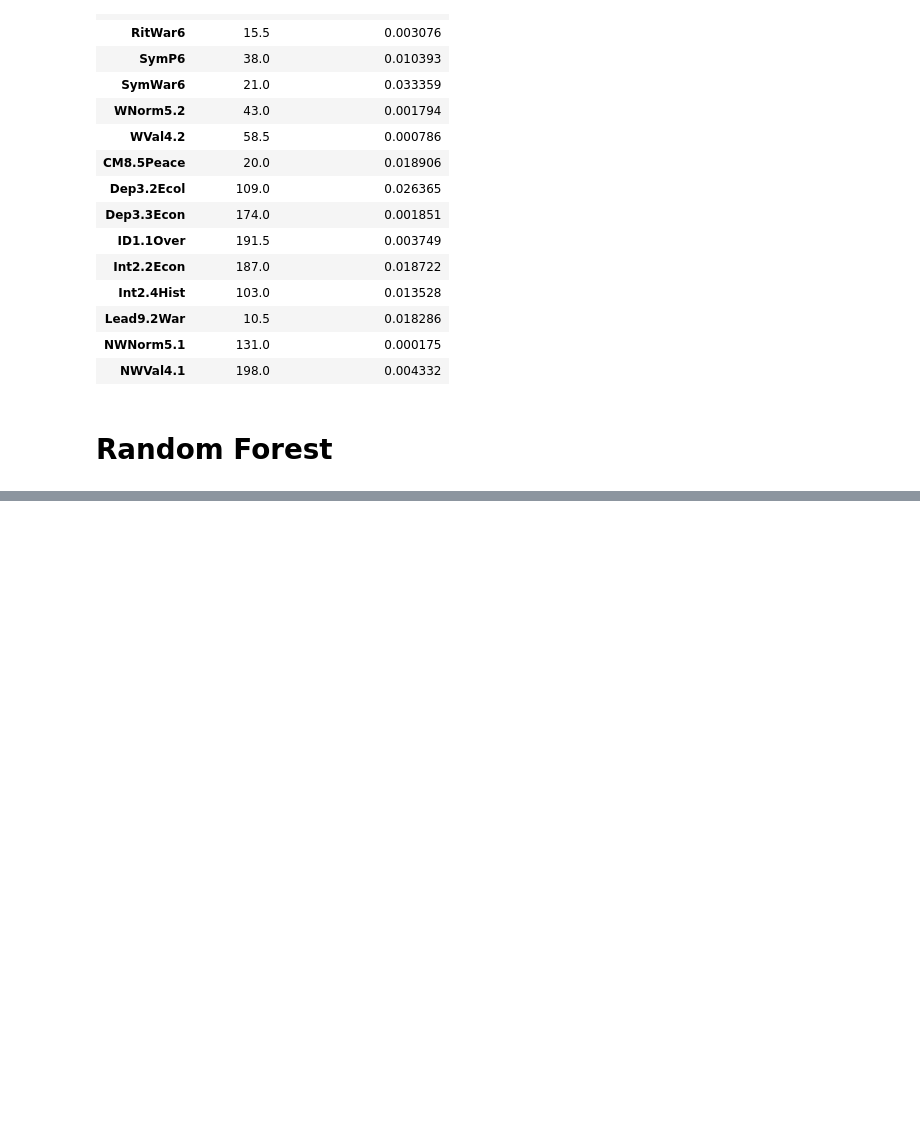
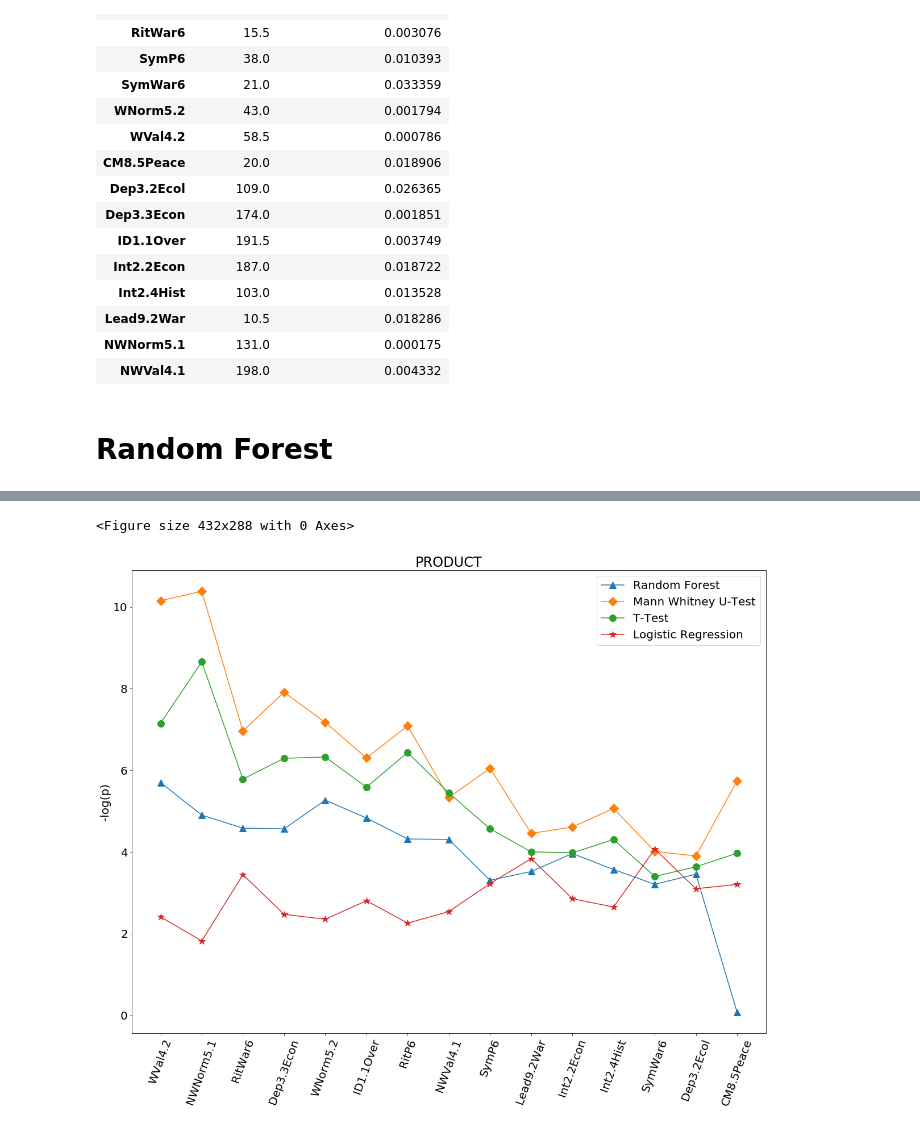
Before and after one commit to knarfamlap/Peace_System, a Jupyter notebook: main.ipynb, the cells around one changed output, grey strips where cells are left out. Cells and saved outputs as stored; diff of their text form; code cells hidden in the pictures; blank space fills up the shorter version.

```diff
--- a/main.ipynb
+++ b/main.ipynb
@@ -420,0 +518,2 @@ all_methods
+# %%
+methods_srted_logproduct = all_methods.sort_values(by=['LOG_PRODUCT'], ascending=False)
@@ -420,0 +559,18 @@ all_methods
+# %%
+plt.figure()
+plt.rcParams.update({'font.size': 20})
+plt.subplots(figsize=(20,15))
+plt.title('PRODUCT')
+
+for col in methods_srted_logproduct[log_columns].columns:
+    plt.plot(methods_srted_logproduct[col], marker=next(marker), markersize=12)
+
+plt.xticks(range(X.shape[1]), methods_srted_logproduct.index.values, rotation=70)
+plt.ylabel('-log(p)')
+plt.legend(methods_names)
+
+plt.savefig('product.png')
+plt.show()
+# %% [output]
+<Figure size 432x288 with 0 Axes>
+[figure, added]
```
Also changed, not shown: parts of 19 cells of this notebook, 2 other files.
